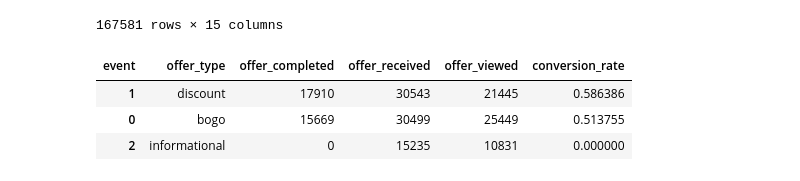
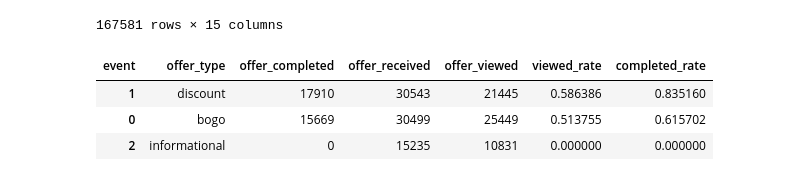
Before and after one commit to DanHerman212/starbucks_project, a Jupyter notebook: Starbucks_Capstone_notebook.ipynb, the cells around one changed output. Drawn from its saved outputs; the diff is of its cells as text; code cells hidden in the pictures.

```diff
--- a/Starbucks_Capstone_notebook.ipynb
+++ b/Starbucks_Capstone_notebook.ipynb
@@ -249,24 +277,29 @@ offers
 # %%
 # create crosstab to evaluate offer type and event
 cross_tab = (
             pd.pivot_table(offers,
                            index='offer_type',
                            columns='event',
                            values='id',
                            aggfunc='count',
                            fill_value=0)
             .reset_index()
             )
 
+# sort by offer_completed
 cross_tab = cross_tab.sort_values(by='offer_completed', ascending=False)
 
-cross_tab['conversion_rate'] = cross_tab['offer_completed'] / cross_tab['offer_received']
+# calculate conversion rate from received to completed
+cross_tab['viewed_rate'] = cross_tab['offer_completed'] / cross_tab['offer_received']
+
+# calculate conversion rate from viewed to completed
+cross_tab['completed_rate'] = cross_tab['offer_completed'] / cross_tab['offer_viewed']
 
 cross_tab
 # %% [output]
-| event | offer_type | offer_completed | offer_received | offer_viewed | conversion_rate |
-| 1 | discount | 17910 | 30543 | 21445 | 0.586386 |
-| 0 | bogo | 15669 | 30499 | 25449 | 0.513755 |
-| 2 | informational | 0 | 15235 | 10831 | 0.000000 |
+| event | offer_type | offer_completed | offer_received | offer_viewed | viewed_rate | completed_rate |
+| 1 | discount | 17910 | 30543 | 21445 | 0.586386 | 0.835160 |
+| 0 | bogo | 15669 | 30499 | 25449 | 0.513755 | 0.615702 |
+| 2 | informational | 0 | 15235 | 10831 | 0.000000 | 0.000000 |
 # %%
 # find orders that were completed but offer was not viewed
```
Also changed, not shown: parts of 7 cells of this notebook, 1 other file.
